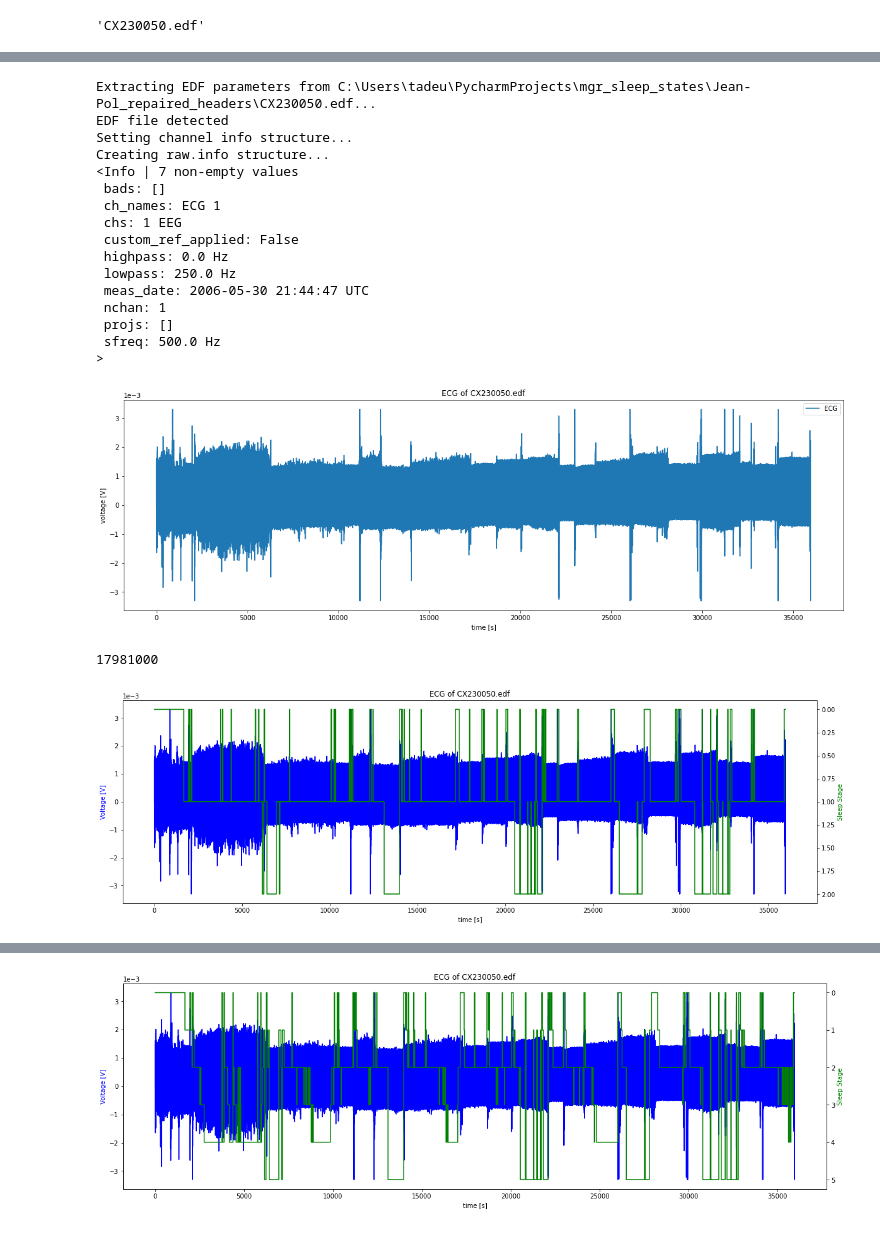
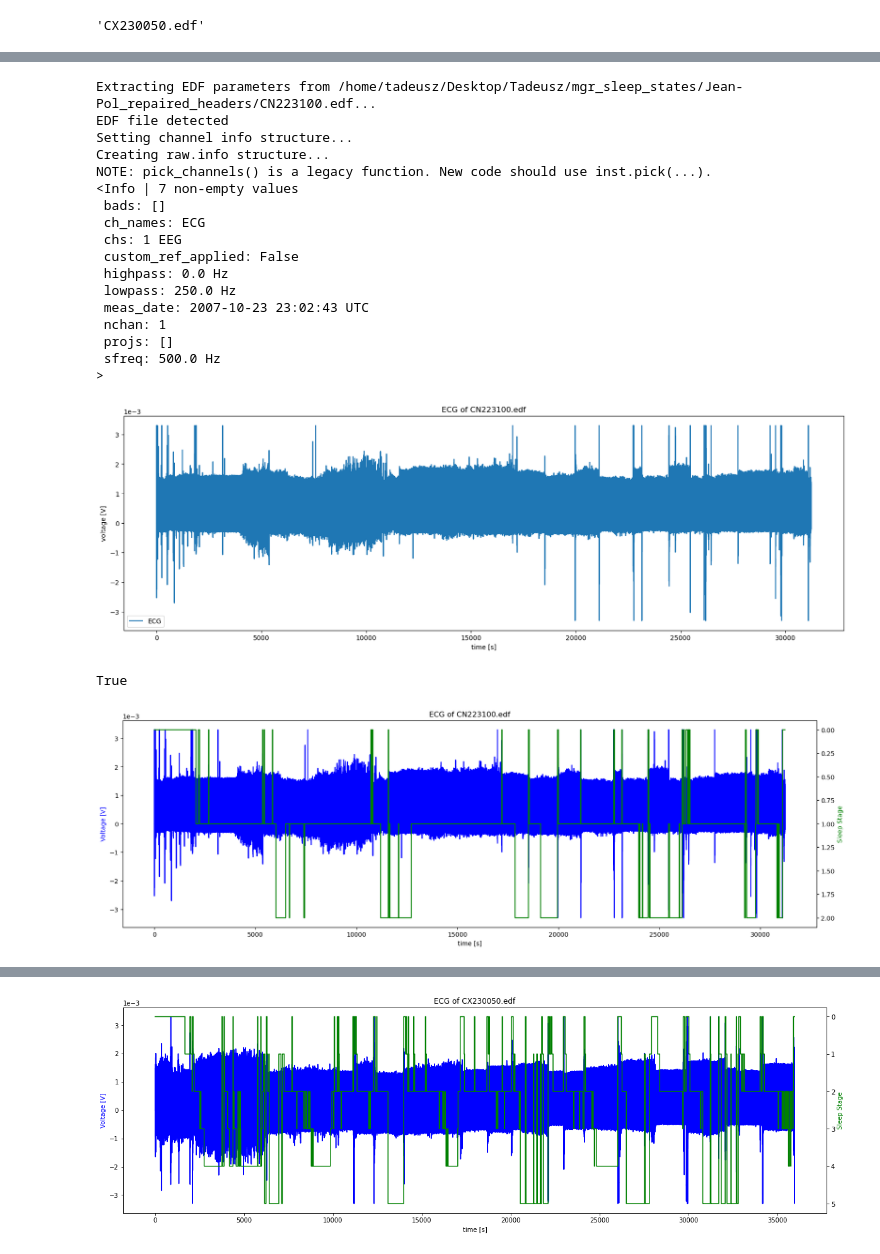
Before and after one commit to IndoIence/mgr_sleep_states, a Jupyter notebook: One_patient_investigation.ipynb, the cells around one changed output, grey strips where cells are left out. Drawn from its saved outputs; the diff is of its cells as text; code cells hidden in the pictures.

```diff
--- a/One_patient_investigation.ipynb
+++ b/One_patient_investigation.ipynb
@@ -6,7 +6,7 @@ import matplotlib.pyplot as plt
 import pywt
 # %%
 filenames = get_edf_filenames()
-name = filenames[2]
+name = filenames[0]
 # %%
 name
 # %% [output]
@@ -14,36 +81,37 @@ name
 # %%
-data = import_ecg(name)
-print(data.info)
-y = data[0][0].T
-x = data[0][1]
+data_one_patient = import_ecg(name)
+print(data_one_patient.info)
+y = data_one_patient[0][0].T
+x = data_one_patient[0][1]
 def plot_edf(x,y):
     plt.figure(figsize=(20, 6))
     plt.step(x, y, )
     plt.ticklabel_format(style='sci', axis='y', scilimits=(0, 0))
     plt.legend(['ECG'])
     plt.xlabel('time [s]')
     plt.ylabel('voltage [V]')
     plt.title(f"ECG of {name}")
     plt.show()
 plot_edf(x,y)
 # %% [output]
-Extracting EDF parameters from C:\Users\tadeu\PycharmProjects\mgr_sleep_states\Jean-Pol_repaired_headers\CX230050.edf...
+Extracting EDF parameters from /home/tadeusz/Desktop/Tadeusz/mgr_sleep_states/Jean-Pol_repaired_headers/CN223100.edf...
 EDF file detected
 Setting channel info structure...
 Creating raw.info structure...
+NOTE: pick_channels() is a legacy function. New code should use inst.pick(...).
 <Info | 7 non-empty values
  bads: []
- ch_names: ECG 1
+ ch_names: ECG
  chs: 1 EEG
  custom_ref_applied: False
  highpass: 0.0 Hz
  lowpass: 250.0 Hz
- meas_date: 2006-05-30 21:44:47 UTC
+ meas_date: 2007-10-23 23:02:43 UTC
  nchan: 1
  projs: []
  sfreq: 500.0 Hz
 >
-[figure, old version]
+[figure, new version]
 # %%
 def stages_one_file(name, edf_dir = edf_dir):
     stages_file = edf_dir + '//' + name + '_stages.txt'
@@ -58,9 +126,9 @@ stages = np.array(stages)
 y_stages = np.repeat(stages, int(1e4))
 # adding 1000 points at the end because the stages are only up to a "whole" point
 y_stages = np.append(y_stages, np.repeat(y_stages[-1], 1000))
-len(y_stages)
+len(y_stages) == len(y)
 # %% [output]
-17981000
+True
 # %%
 def draw_hypnogram(x, y, y_stages):
     fig, ax1 = plt.subplots(figsize=(20,6))
@@ -77,4 +145,4 @@ def draw_hypnogram(x, y, y_stages):
     plt.show()
 draw_hypnogram(x, y, y_stages)
 # %% [output]
-[figure, old version]
+[figure, new version]
```
Also changed, not shown: parts of 12 cells of this notebook, 4 other files.
